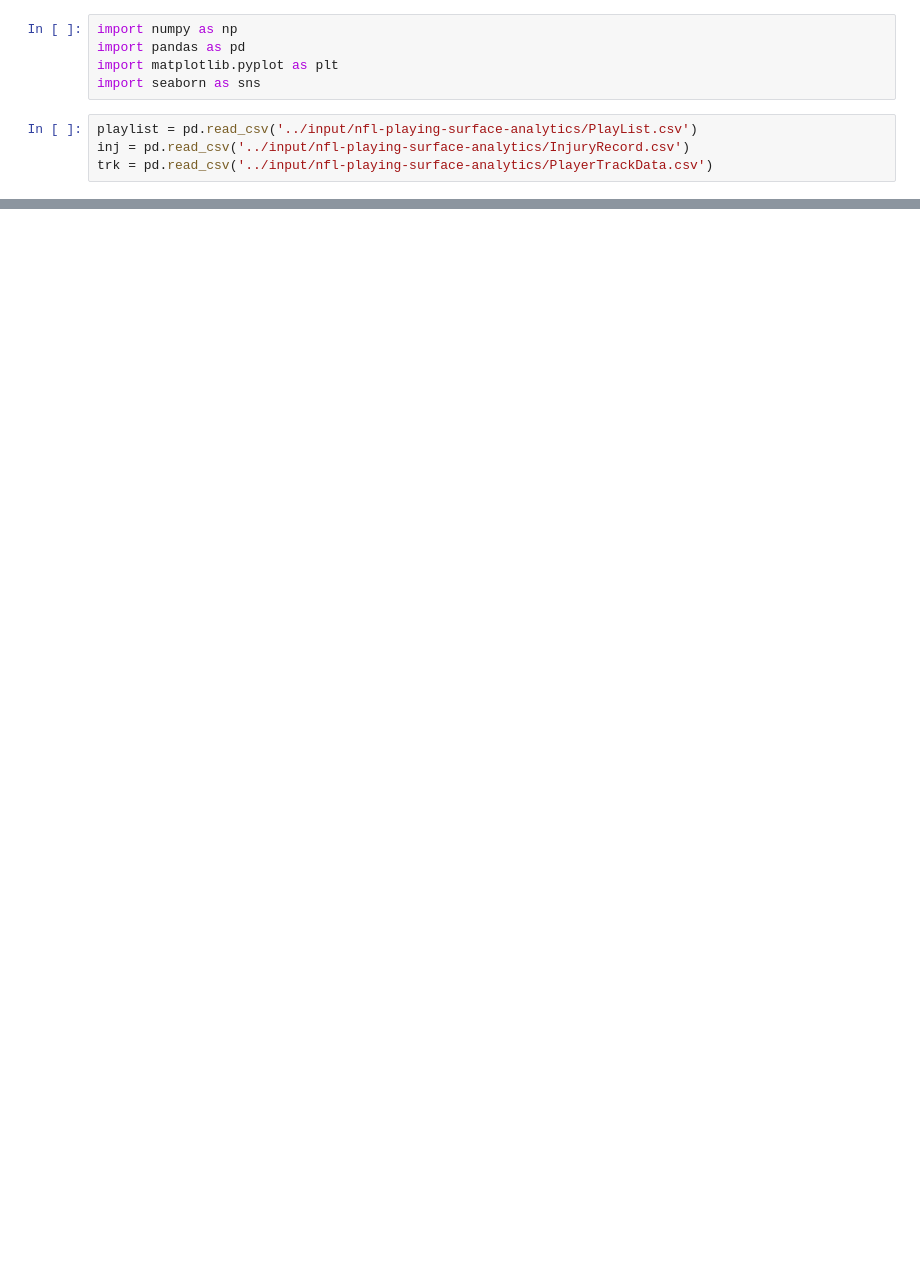
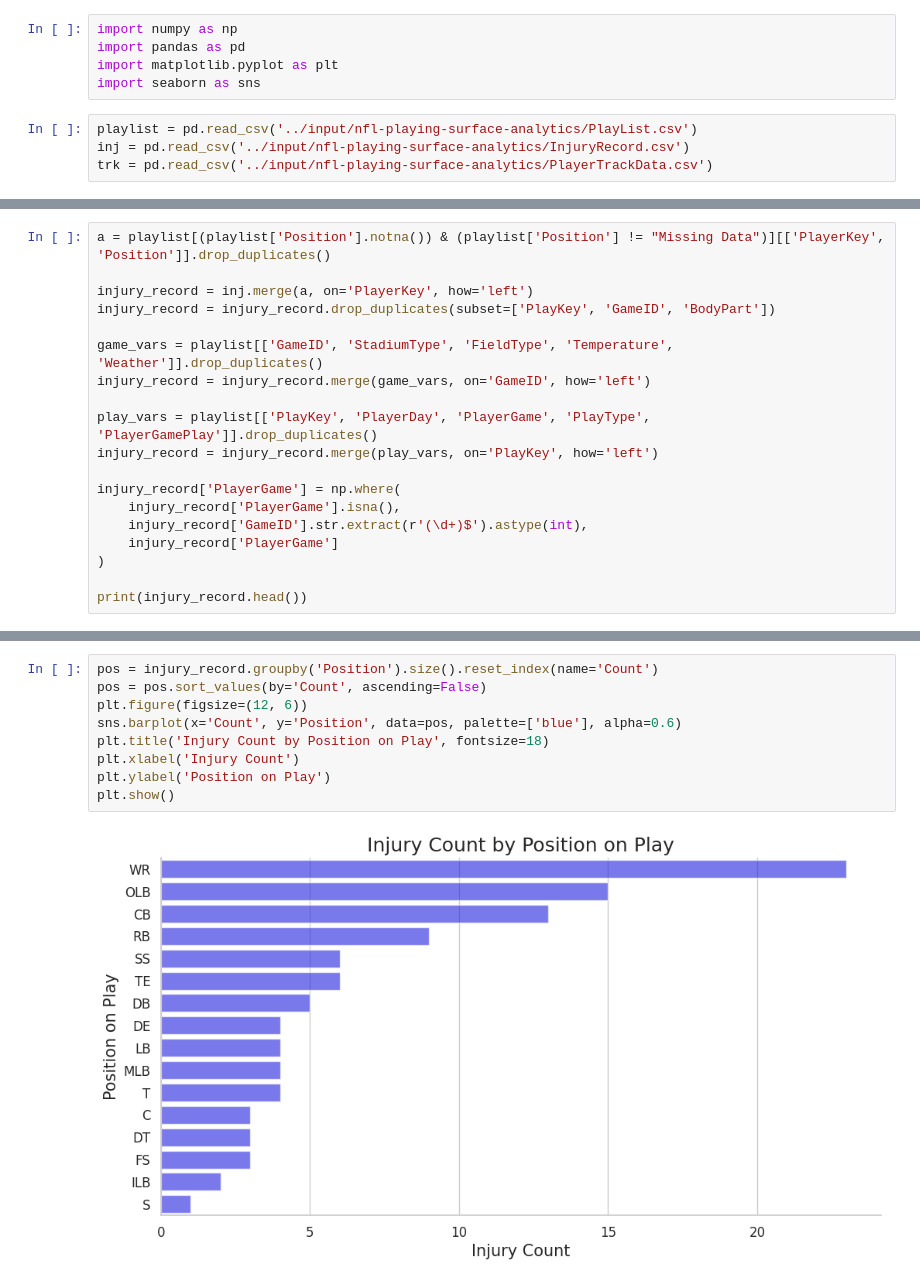
Before and after one commit to AditC1/NFLInjuryAnalysis, a Jupyter notebook: nfl-injury-analysis.ipynb, the cells around one changed output, grey strips where cells are left out. Saved outputs shown, nothing was run; the diff lists cells and outputs as text; blank space fills up the shorter version.

```diff
--- a/nfl-injury-analysis.ipynb
+++ b/nfl-injury-analysis.ipynb
@@ -9,0 +138,19 @@ trk = pd.read_csv('../input/nfl-playing-surface-analytics/PlayerTrackData.csv')
+# %%
+a = playlist[(playlist['Position'].notna()) & (playlist['Position'] != "Missing Data")][['PlayerKey', 'Position']].drop_duplicates()
+
+injury_record = inj.merge(a, on='PlayerKey', how='left')
+injury_record = injury_record.drop_duplicates(subset=['PlayKey', 'GameID', 'BodyPart'])
+
+game_vars = playlist[['GameID', 'StadiumType', 'FieldType', 'Temperature', 'Weather']].drop_duplicates()
+injury_record = injury_record.merge(game_vars, on='GameID', how='left')
+
+play_vars = playlist[['PlayKey', 'PlayerDay', 'PlayerGame', 'PlayType', 'PlayerGamePlay']].drop_duplicates()
+injury_record = injury_record.merge(play_vars, on='PlayKey', how='left')
+
+injury_record['PlayerGame'] = np.where(
+    injury_record['PlayerGame'].isna(),
+    injury_record['GameID'].str.extract(r'(\d+)$').astype(int),
+    injury_record['PlayerGame']
+)
+
+print(injury_record.head())
@@ -9,0 +178,11 @@ trk = pd.read_csv('../input/nfl-playing-surface-analytics/PlayerTrackData.csv')
+# %%
+pos = injury_record.groupby('Position').size().reset_index(name='Count')
+pos = pos.sort_values(by='Count', ascending=False)
+plt.figure(figsize=(12, 6))
+sns.barplot(x='Count', y='Position', data=pos, palette=['blue'], alpha=0.6)
+plt.title('Injury Count by Position on Play', fontsize=18)
+plt.xlabel('Injury Count')
+plt.ylabel('Position on Play')
+plt.show()
+# %% [output]
+[figure, added]
```
Also changed, not shown: parts of 7 cells of this notebook.
